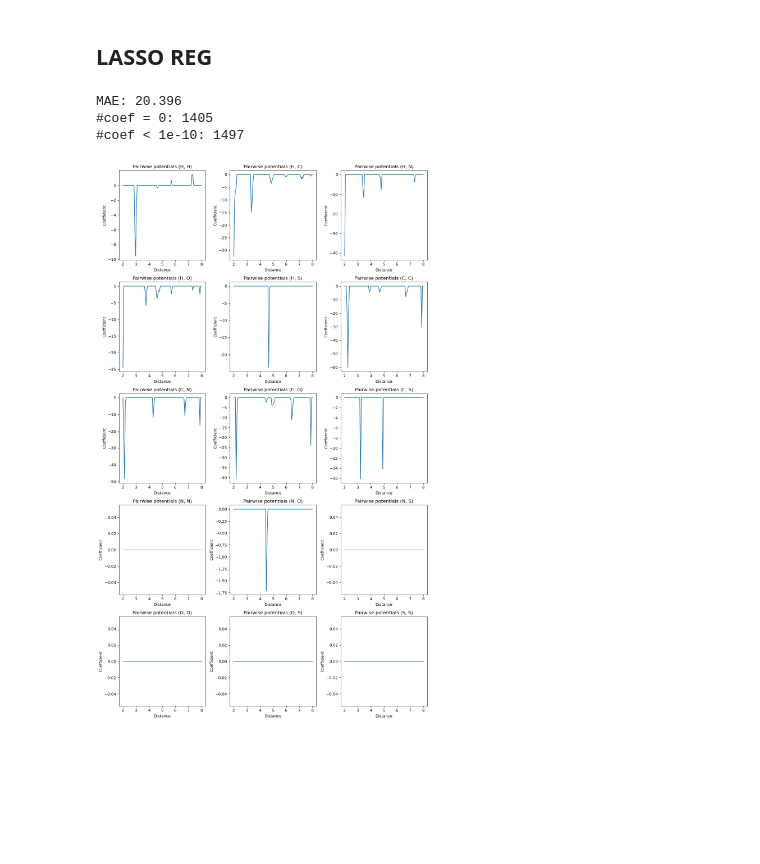
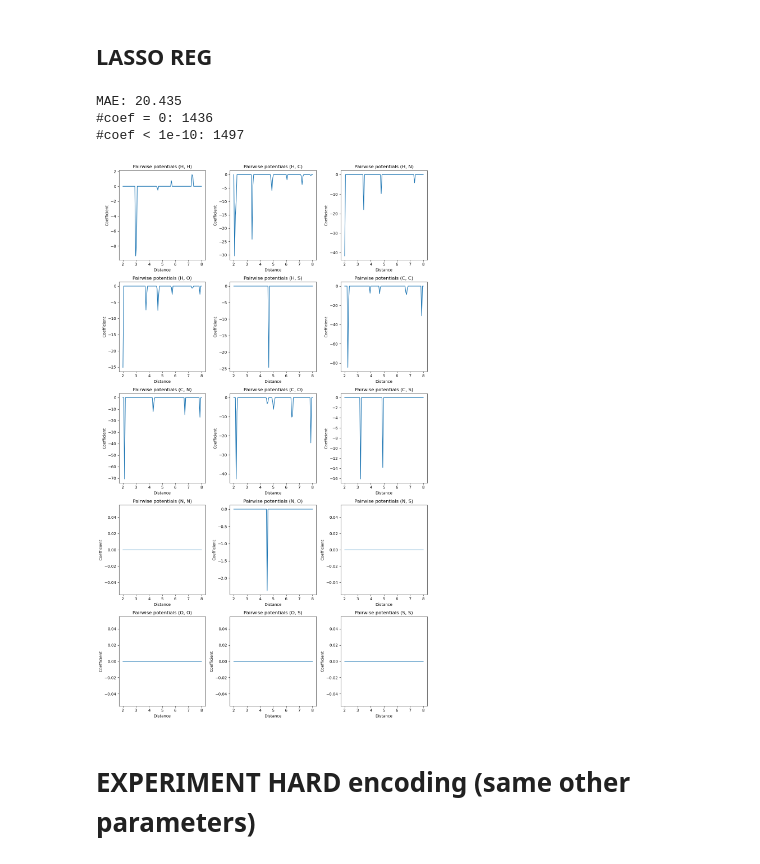
Before and after one commit to jascha-je/LabML4DS, a Jupyter notebook: p2/p2_jascha.ipynb, the cells around one changed output. Cells and saved outputs as stored; diff of their text form; code cells hidden in the pictures; blank space fills up the shorter version.

Commit message:
added experiments for hard encoding

```diff
--- a/p2/p2_jascha.ipynb
+++ b/p2/p2_jascha.ipynb
@@ -360,7 +361,7 @@ def plot_pp(model, M, THETA_1, THETA_M):
     plt.tight_layout()
 # %%
 def fit_and_eval_model(Model, ALPHA, X_train, y_train, X_test, y_test,  M, THETA_1, THETA_M):
-    model = Model(alpha=ALPHA)
+    model = Model(alpha=ALPHA, max_iter= 10000)
     model.fit(X_train, y_train)
 
     print(f"MAE: {mean_absolute_error(y_test, model.predict(X_test)):.3f}")
@@ -381,9 +385,7 @@ X_train, X_test, y_train, y_test = split_and_center(reps, qm7["T"][0], test_size
 # %% [markdown]
 ## RIDGE REG
 # %%
-Model = Ridge
-ALPHA = 1
-fit_and_eval_model(Model, ALPHA, X_train, y_train, X_test, y_test,  M, THETA_1, THETA_M)
+fit_and_eval_model(Ridge, ALPHA, X_train, y_train, X_test, y_test,  M, THETA_1, THETA_M)
 # %% [output]
 MAE: 7.840
 #coef = 0: 128
@@ -392,11 +394,11 @@ MAE: 7.840
 # %% [markdown]
 ## LASSO REG
 # %%
-Model = Lasso
-ALPHA = 1
-fit_and_eval_model(Model, ALPHA, X_train, y_train, X_test, y_test,  M, THETA_1, THETA_M)
+fit_and_eval_model(Lasso, ALPHA, X_train, y_train, X_test, y_test,  M, THETA_1, THETA_M)
 # %% [output]
-MAE: 20.396
-#coef = 0: 1405
+MAE: 20.435
+#coef = 0: 1436
 #coef < 1e-10: 1497
-[figure, old version]
+[figure, new version]
+# %% [markdown]
+# EXPERIMENT **HARD** encoding (same other parameters)
```
Also changed, not shown: parts of 9 cells of this notebook.
